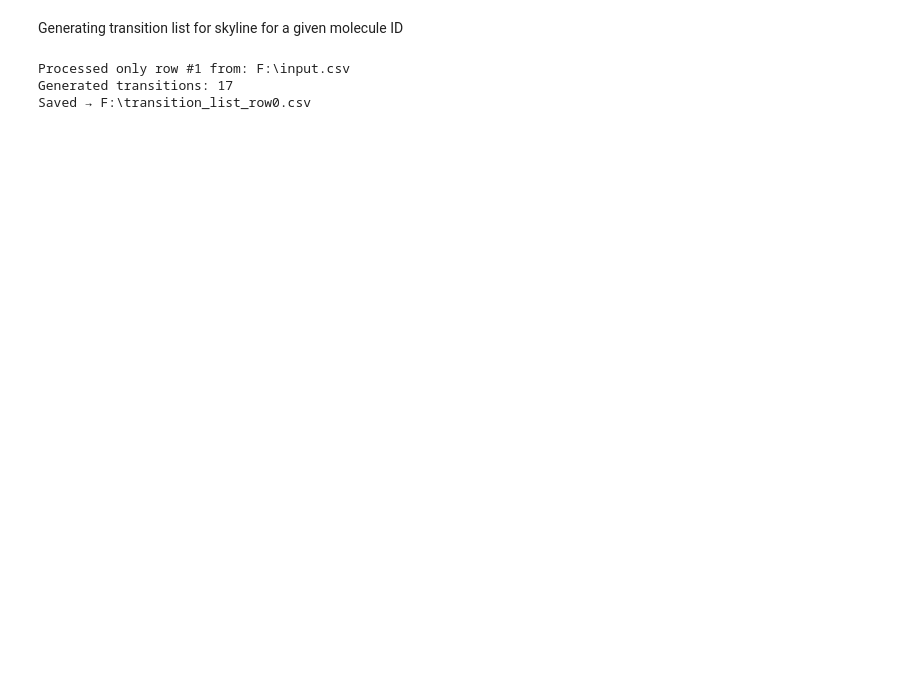
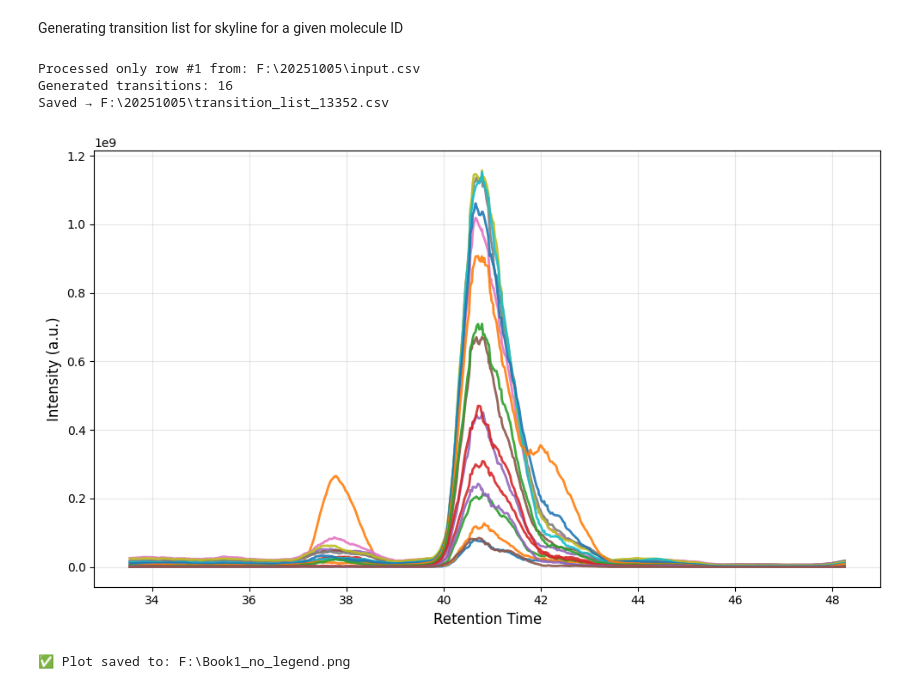
Before and after one commit to benjaminnigjeh/ip-neuro, a Jupyter notebook: notebooks/vis_xic.ipynb, the cells around one changed output. Cells and saved outputs as stored; diff of their text form; code cells hidden in the pictures; blank space fills up the shorter version.

Commit message:
xic plot

```diff
--- a/notebooks/vis_xic.ipynb
+++ b/notebooks/vis_xic.ipynb
@@ -25,8 +25,8 @@ import pandas as pd
 # ----------------------------
 # EDIT THESE IF NEEDED
 # ----------------------------
-INPUT_PATH  = r"F:/input.csv"               # or "input.csv" or absolute path
-OUTPUT_PATH = r"F:/transition_list_row0.csv"
+INPUT_PATH  = r"F:/20251005/input.csv"               # or "input.csv" or absolute path
+OUTPUT_PATH = r"F:/20251005/transition_list_13352.csv"
 ROW_NUM     = 1  # 1-based: e.g., 10 -> process only the 10th row
 # ----------------------------
 
@@ -152,6 +152,51 @@ if skipped:
         print("  Row:", tup[0], "| Molecule:", tup[1], "| Reason:", tup[2])
 print("Saved →", out_path.resolve())
 # %% [output]
-Processed only row #1 from: F:\input.csv
-Generated transitions: 17
-Saved → F:\transition_list_row0.csv
+Processed only row #1 from: F:\20251005\input.csv
+Generated transitions: 16
+Saved → F:\20251005\transition_list_13352.csv
+# %%
+import pandas as pd
+import numpy as np
+import matplotlib.pyplot as plt
+from scipy.signal import savgol_filter
+from pathlib import Path
+
+# ---------------- CONFIG ----------------
+INPUT_FILE = r"F:/Book1.xlsx"   # your Excel file
+SHEET_NAME = 0
+SMOOTH_WINDOW = 15
+POLY_ORDER = 1
+OUT_PNG = Path(INPUT_FILE).with_name("Book1_no_legend.png")
+# ----------------------------------------
+
+# Load and clean data
+df = pd.read_excel(INPUT_FILE, sheet_name=SHEET_NAME).dropna(how="all")
+df = df.apply(pd.to_numeric, errors="coerce")
+df = df.dropna(how="all")
+
+x = df.iloc[:, 0].values
+intensity_cols = df.columns[1:]
+
+plt.figure(figsize=(10, 6))
+#plt.title("Smoothed Intensity vs Retention Time", fontsize=14)
+plt.xlabel("Retention Time", fontsize=12)
+plt.ylabel("Intensity (a.u.)", fontsize=12)
+
+for col in intensity_cols:
+    y = df[col].values
+    if len(y) < SMOOTH_WINDOW:
+        smooth_y = y
+    else:
+        smooth_y = savgol_filter(y, SMOOTH_WINDOW, POLY_ORDER)
+    plt.plot(x, smooth_y, linewidth=2, alpha=0.9)
+
+plt.grid(alpha=0.3)
+plt.tight_layout()
+plt.savefig(OUT_PNG, dpi=300)
+plt.show()
+
+print(f"✅ Plot saved to: {OUT_PNG}")
+# %% [output]
+[figure, added]
+✅ Plot saved to: F:\Book1_no_legend.png
```
